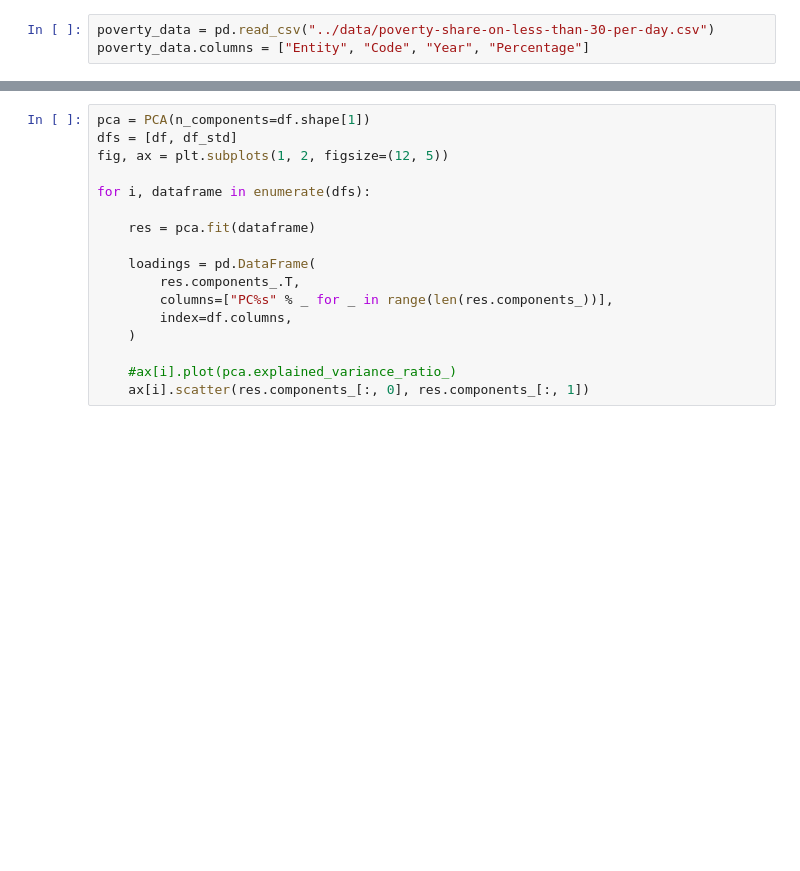
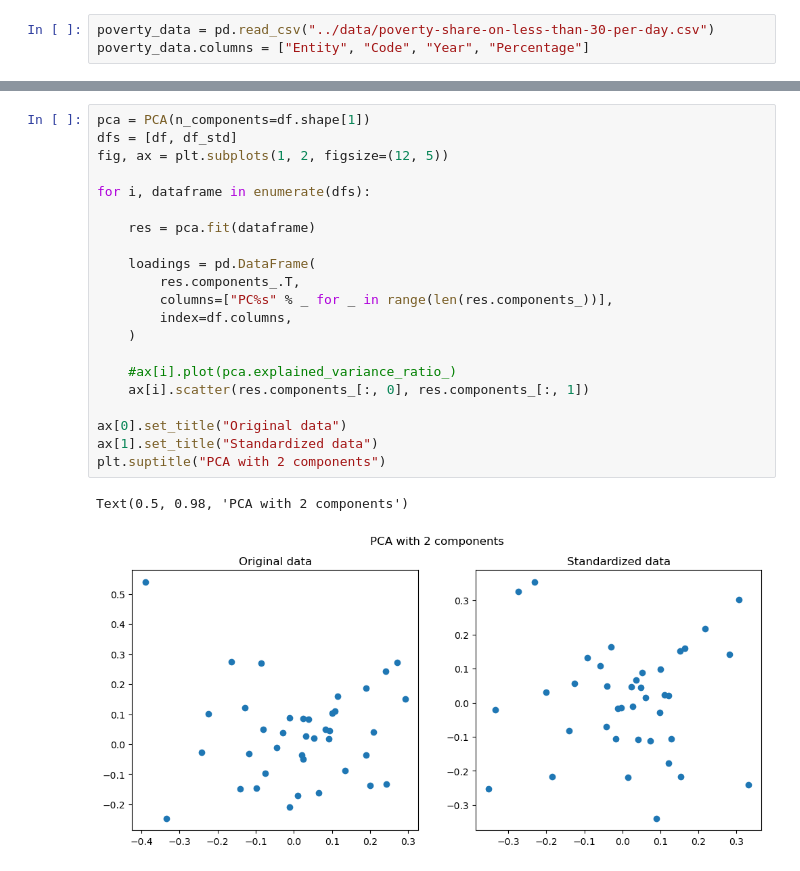
Before and after one commit to AleksiKaa/infoviz, a Jupyter notebook: src/assignment4.ipynb, the cells around one changed output, grey strips where cells are left out. Drawn from its saved outputs; the diff is of its cells as text; blank space fills up the shorter version.

```diff
--- a/src/assignment4.ipynb
+++ b/src/assignment4.ipynb
@@ -42,20 +60,27 @@ df_std.head()
 # %%
 pca = PCA(n_components=df.shape[1])
 dfs = [df, df_std]
 fig, ax = plt.subplots(1, 2, figsize=(12, 5))
 
 for i, dataframe in enumerate(dfs):
 
     res = pca.fit(dataframe)
 
     loadings = pd.DataFrame(
         res.components_.T,
         columns=["PC%s" % _ for _ in range(len(res.components_))],
         index=df.columns,
     )
 
     #ax[i].plot(pca.explained_variance_ratio_)
     ax[i].scatter(res.components_[:, 0], res.components_[:, 1])
+
+ax[0].set_title("Original data")
+ax[1].set_title("Standardized data")
+plt.suptitle("PCA with 2 components")
+# %% [output]
+Text(0.5, 0.98, 'PCA with 2 components')
+[figure, added]
 # %%
 fig, ax = plt.subplots(1, 2, figsize=(12, 5))
 
```
Also changed, not shown: parts of 4 cells of this notebook.
